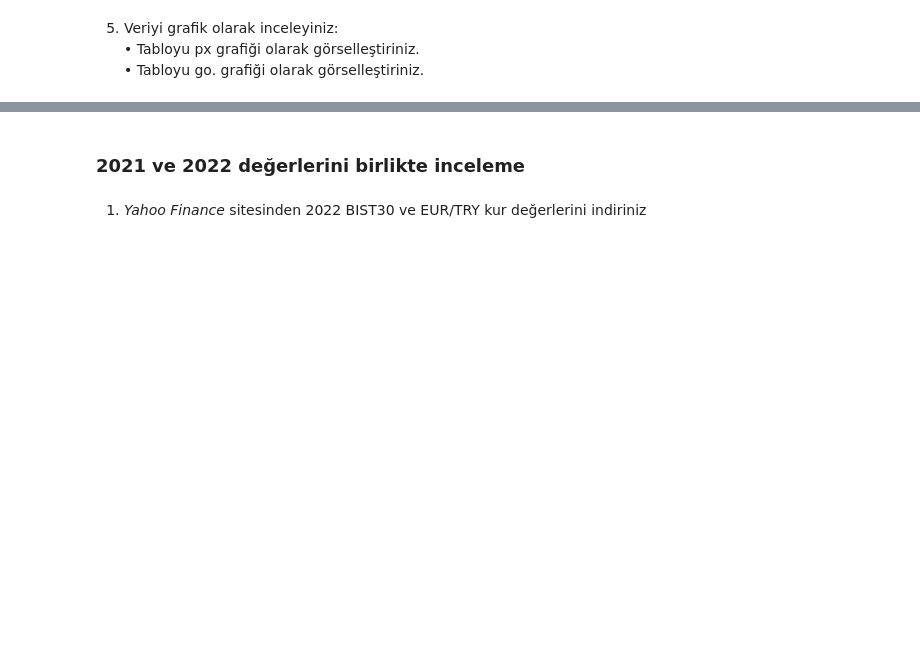
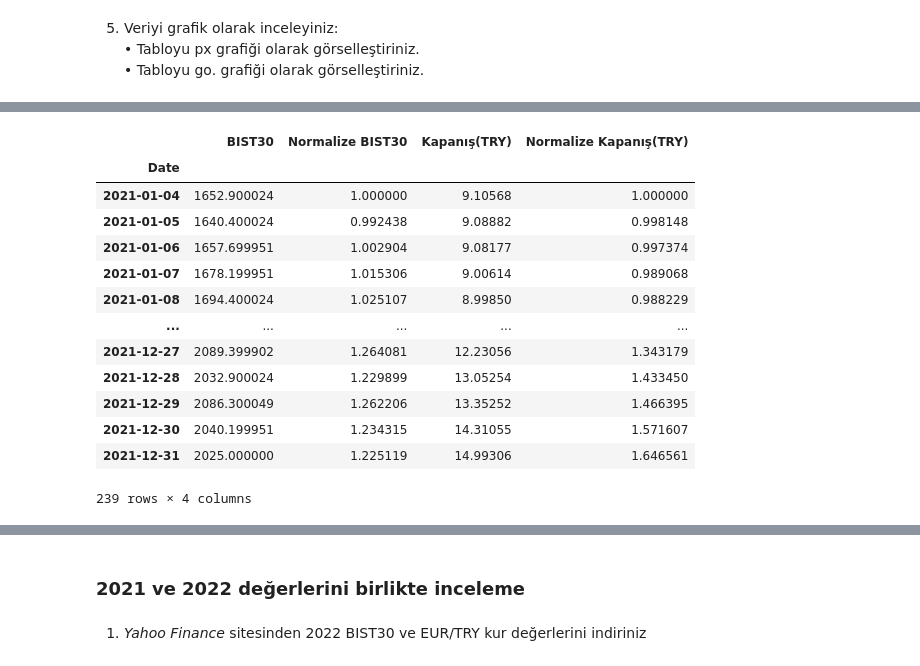
Before and after one commit to seydatasdan/GMKA_Seyda_Tasdan, a Jupyter notebook: Odev3_Python_Veri_Analizi_Egitimi__Şeyda_Taşdan.ipynb, the cells around one changed output, grey strips where cells are left out. Drawn from its saved outputs; the diff is of its cells as text; code cells hidden in the pictures; blank space fills up the shorter version.

```diff
--- a/Odev3_Python_Veri_Analizi_Egitimi__Şeyda_Taşdan.ipynb
+++ b/Odev3_Python_Veri_Analizi_Egitimi__Şeyda_Taşdan.ipynb
@@ -134,0 +133,8 @@ BIST30 endeksi 2021 yılı boyunca artış göstermiştir.
+# %%
+#Bist30 verisini yorumlamak için indirildi vw grafiği çizildi.
+
+b30_21 = yf.download('XU030.IS', start = '2021-01-01', end = '2022-01-01')
+b30_21 = b30_21[['Adj Close']]
+b30_21.columns = ['BIST30']
+b30_21['Normalize BIST30'] = b30_21['BIST30'] / b30_21.iloc[0, 0]
+b30_21
@@ -144,0 +172,20 @@ fig.show()
+# %%
+b30eur21= b30_21.merge(EUR_TRY, left_index = True, right_index = True)
+
+b30eur21['Normalize Kapanış(TRY)'] = b30eur21['Kapanış(TRY)'] / b30eur21.iloc[0, 2]
+b30eur21
+# %% [output]
+|  | BIST30 | Normalize BIST30 | Kapanış(TRY) | Normalize Kapanış(TRY) |
+| Date |  |  |  |  |
+| 2021-01-04 | 1652.900024 | 1.000000 | 9.10568 | 1.000000 |
+| 2021-01-05 | 1640.400024 | 0.992438 | 9.08882 | 0.998148 |
+| 2021-01-06 | 1657.699951 | 1.002904 | 9.08177 | 0.997374 |
+| 2021-01-07 | 1678.199951 | 1.015306 | 9.00614 | 0.989068 |
+| 2021-01-08 | 1694.400024 | 1.025107 | 8.99850 | 0.988229 |
+| ... | ... | ... | ... | ... |
+| 2021-12-27 | 2089.399902 | 1.264081 | 12.23056 | 1.343179 |
+| 2021-12-28 | 2032.900024 | 1.229899 | 13.05254 | 1.433450 |
+| 2021-12-29 | 2086.300049 | 1.262206 | 13.35252 | 1.466395 |
+| 2021-12-30 | 2040.199951 | 1.234315 | 14.31055 | 1.571607 |
+| 2021-12-31 | 2025.000000 | 1.225119 | 14.99306 | 1.646561 |
+239 rows × 4 columns
```
Also changed, not shown: parts of 26 cells of this notebook.
